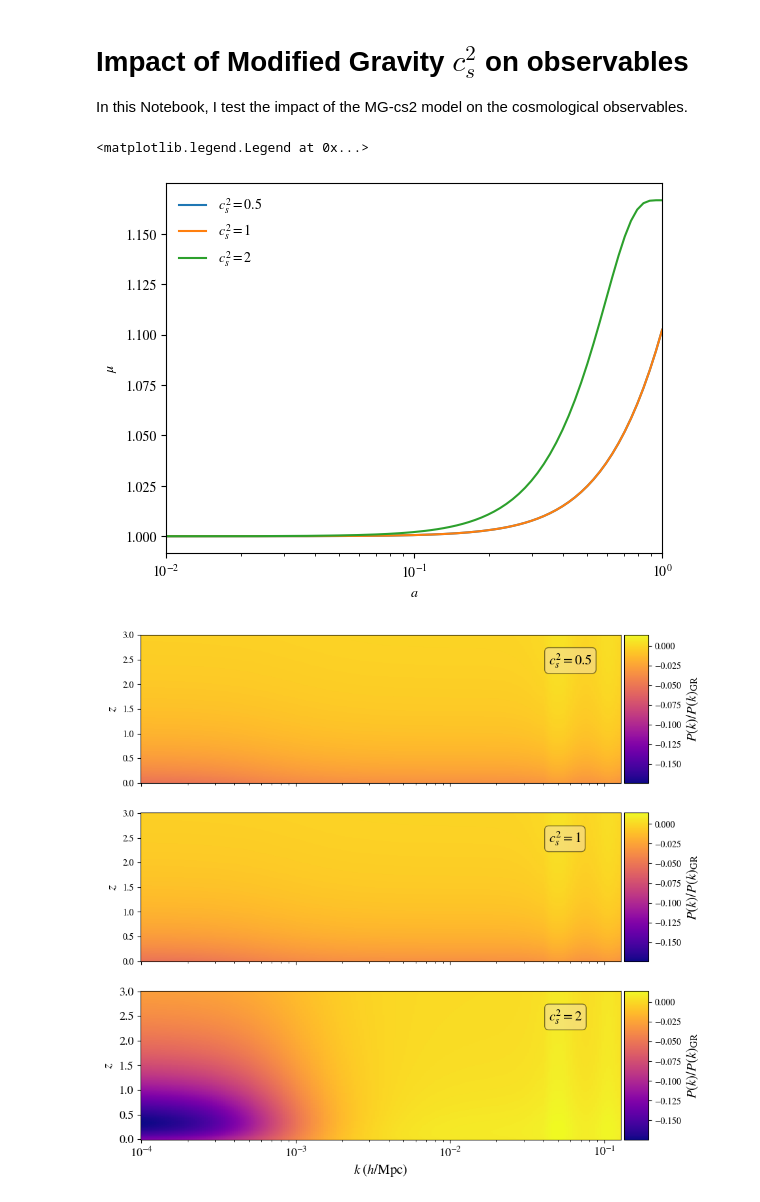
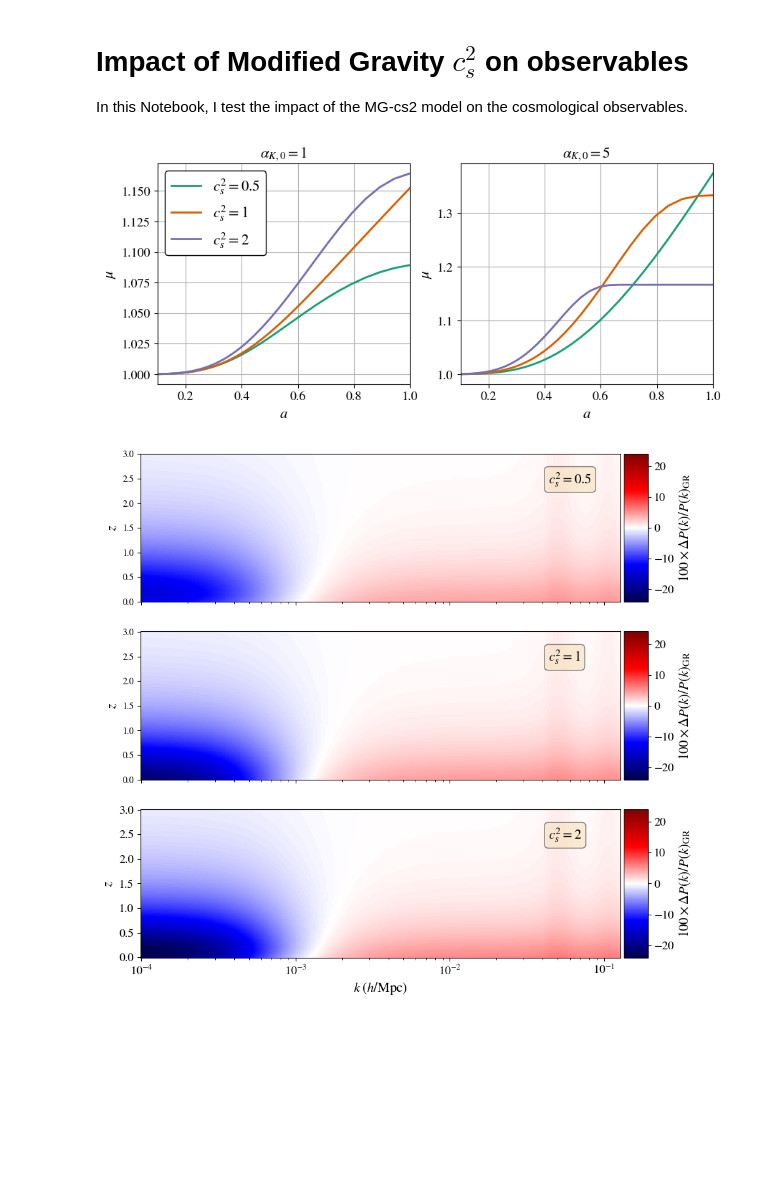
Before and after one commit to joaoreboucas1/cs2-project, a Jupyter notebook: analysis/cs2_impact_mg.ipynb, the cells around one changed output. Cells and saved outputs as stored; diff of their text form; code cells hidden in the pictures; blank space fills up the shorter version.

```diff
--- a/analysis/cs2_impact_mg.ipynb
+++ b/analysis/cs2_impact_mg.ipynb
@@ -76,46 +81,69 @@ for case in cases:
 # %%
 # Plot \mu(a)
-for case in cases[1:]:
-    a = np.exp(d["log_a"])
-    d = data[case["name"]]
-    plt.semilogx(a, d["mu"], label=case["label"])
-plt.xlabel("$a$")
-plt.ylabel("$\mu$")
-plt.xlim([1e-2, 1])
-plt.legend()
+# Generated from https://colorbrewer2.org/#type=sequential&scheme=OrRd&n=4
+styles = [
+    {},
+    {"lw": 2, "color": "#1b9e77"},
+    {"lw": 2, "color": "#d95f02"},
+    {"lw": 2, "color": "#7570b3"},
+]
+
+fig, axs = plt.subplots(1, 2, figsize=(10, 4))
+
+for style, (name, case) in zip(styles, cases1.items()):
+    if name == "GR": continue
+    a = np.exp(case["log_a"])
+    axs[0].plot(a, case["mu"], label=case["label"], **style)
+
+for style, (name, case) in zip(styles[1:], cases2.items()):
+    a = np.exp(case["log_a"])
+    axs[1].plot(a, case["mu"], label=case["label"], **style)
+axs[0].legend(fontsize=15, frameon=True, framealpha=1, edgecolor="black")
+axs[0].set_title("$\\alpha_{K,0} = 1$", fontsize=15)
+axs[1].set_title("$\\alpha_{K,0} = 5$", fontsize=15)
+for ax in axs:
+    ax.set_ylabel("$\\mu$", fontsize=15)
+    ax.set_xlabel("$a$", fontsize=15)
+    ax.set_xlim([1e-1, 1])
+    ax.grid()
+    ax.tick_params(axis='both', which='major', labelsize=13)
+
+plt.savefig("plots/mg_example_mu.pdf", bbox_inches="tight")
 # %% [output]
-<matplotlib.legend.Legend at 0x...>
-[figure, old version]
+[figure, new version]
 # %%
 # Plot P(k)
 from mpl_toolkits.axes_grid1 import make_axes_locatable
 from matplotlib.colors import Normalize
 
 # Precomputing min and max relative errors for unifying the colormaps in each axis
-fig, axs = plt.subplots(len(cases)-1, 1, sharex=True, sharey=True, figsize=(10, 10))
-vmin = np.inf
-vmax = -np.inf
-for ax, case in zip(axs, cases[1:]):
-    relative_errors = data[case["name"]]["P_lin"]/data["GR"]["P_lin"] - 1
-    vmin = min(vmin, np.amin(relative_errors))
-    vmax = max(vmax, np.amax(relative_errors))
-norm = Normalize(vmin=vmin, vmax=vmax)
+fig, axs = plt.subplots(len(cases1)-1, 1, sharex=True, sharey=True, figsize=(10, 10))
+scale = -np.inf
+for name, case in cases1.items():
+    if name == "GR": continue
+    relative_errors = 100*np.abs(case["P_lin"]/cases1["GR"]["P_lin"] - 1)
+    scale = max(scale, np.amax(relative_errors))
 
-for ax, case in zip(axs, cases[1:]):
-    relative_errors = data[case["name"]]["P_lin"]/data["GR"]["P_lin"] - 1
-    mesh = ax.pcolormesh(ks, redshifts, relative_errors, cmap="plasma", norm=norm)
+norm = Normalize(vmin=-scale, vmax=scale)
+
+for i, (name, case) in enumerate(cases1.items()):
+    if name == "GR": continue
+    ax = axs[i-1]
+    relative_errors = 100*(case["P_lin"]/cases1["GR"]["P_lin"] - 1)
+    mesh = ax.pcolormesh(ks, redshifts, relative_errors, cmap="seismic", norm=norm)
     ax.set_xscale('log')
     divider = make_axes_locatable(ax)
     cax = divider.append_axes('right', size='5%', pad=0.05)
     fig.colorbar(mesh, cax=cax, orientation="vertical")
-    cax.set_ylabel(r"$P(k)/P(k)_\mathrm{GR}$", fontsize=15)
+    cax.set_ylabel(r"$100 \times \Delta P(k)/P(k)_\mathrm{GR}$", fontsize=15)
+    cax.tick_params(labelsize=13)
     ax.set_ylabel(r"$z$", fontsize=15)
     ax.text(0.85, 0.8, case["label"], transform=ax.transAxes, bbox={'boxstyle': 'round', 'facecolor': 'wheat', 'alpha': 0.5}, fontsize=15)
 
-axs[-1].tick_params(labelsize=13)
+fig, axs = plt.subplots(len(cases1)-1, 1, sharex=True, sharey=True, figsize=(10, 10), gridspec_kw={"hspace": 0.07})
 axs[-1].set_xlabel(r"$k \; (h/\mathrm{Mpc})$", fontsize=15)
 plt.savefig("plots/cs2_impact_pk_mg.png", bbox_inches="tight")
 # %% [output]
-[figure, old version]
+[figure, new version]
 # %%
 # Plot CMB
```
Also changed, not shown: parts of 2 cells of this notebook, 8 other files.
